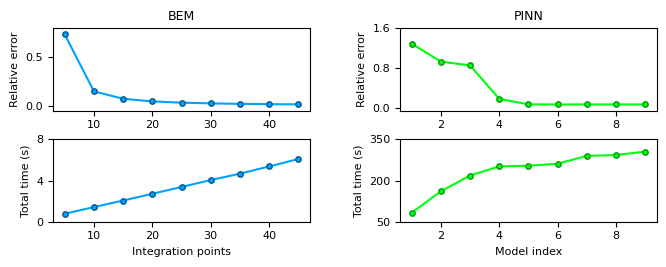
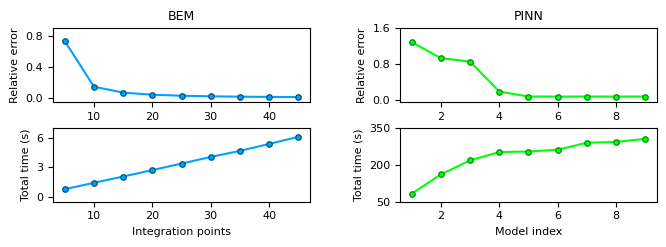
The change to this notebook cell's code, shown as a diff; its figure went from the first image to the second:
--- before
+++ after
@@ -29,5 +29,5 @@
 
 # --- Figure (2x2) ---
-fig, axes = plt.subplots(2, 2, figsize=(6.5, 2.5))
+fig, axes = plt.subplots(2, 2, figsize=(6.5, 2.3))
 
 # =========================
@@ -38,5 +38,6 @@
 axes[0, 0].set_title("BEM", size=9)
 #axes[0, 0].set_xlabel("Integration points")
-axes[0, 0].set_ylim(-0.05, 0.8)
+axes[0, 0].set_ylim(-0.05, 0.9)
+axes[0, 0].set_yticks([0, 0.4, 0.8])
 axes[0, 0].set_ylabel("Relative error")
 
@@ -58,6 +59,6 @@
 axes[1, 0].scatter(n_bem, time_bem, s=15, color="#00a2ff", edgecolor="#00578a", zorder=2)
 axes[1, 0].set_xlabel("Integration points")
-axes[1, 0].set_ylim(0.0, 8)
-axes[1, 0].set_yticks([0, 4, 8])
+axes[1, 0].set_ylim(-0.5, 7)
+axes[1, 0].set_yticks([0, 3, 6])
 axes[1, 0].set_ylabel("Total time (s)")
 

Commit: Add logs for comparison figure execution and new Jupyter notebook for PINNs sampling study